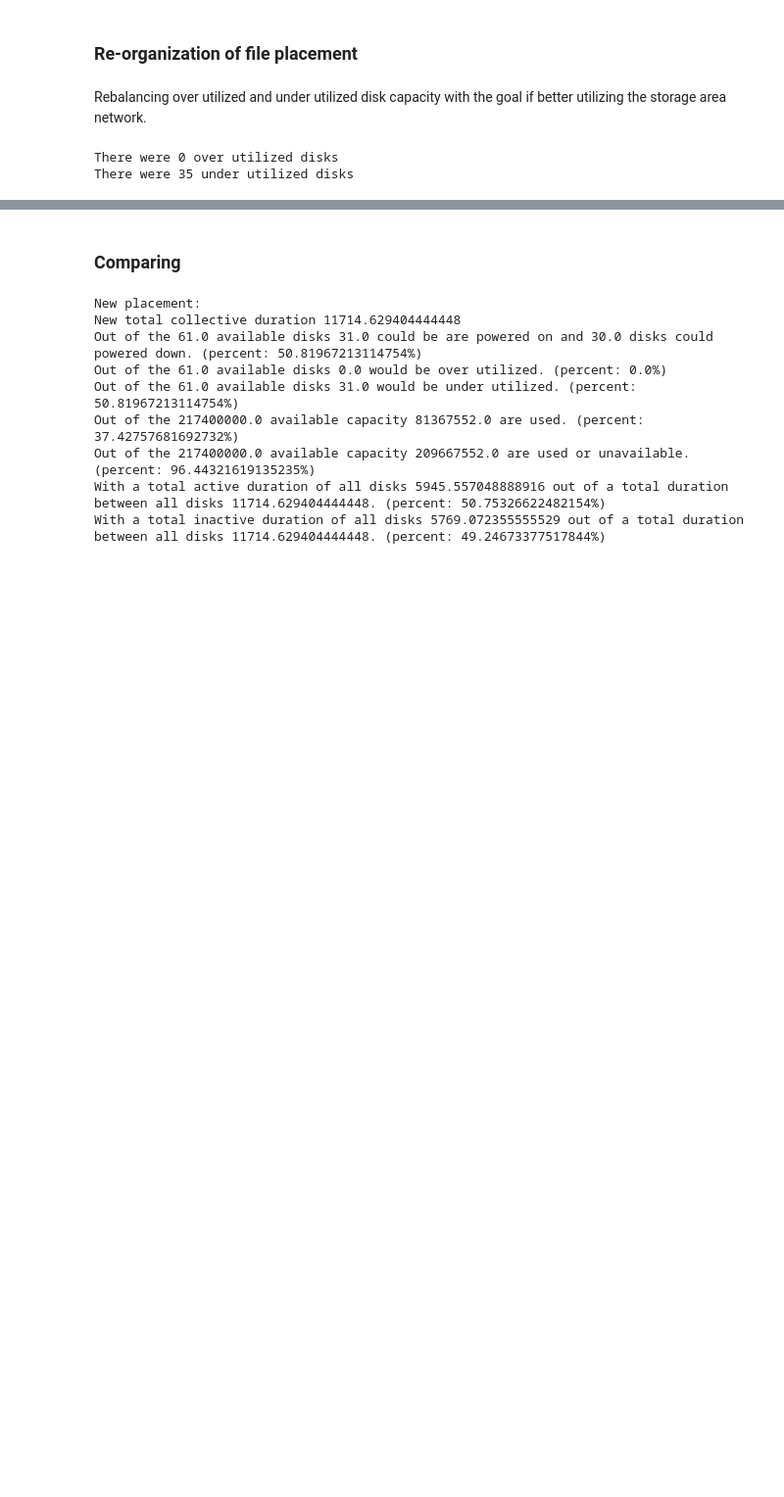
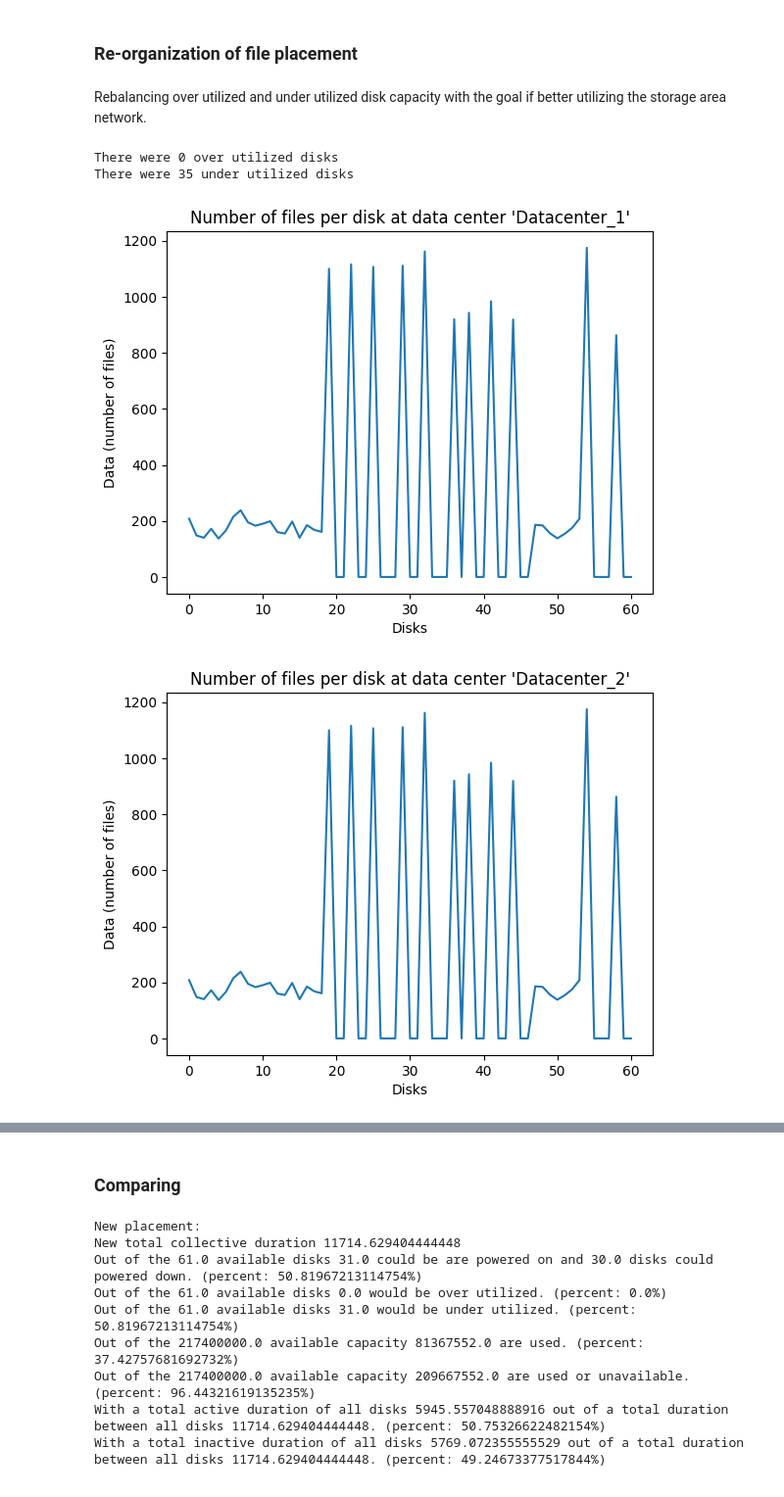
Before and after one commit to KhalidAFarah/cloud-energy-efficiency, a Jupyter notebook: evaluation/storage_placement.ipynb, the cells around one changed output, grey strips where cells are left out. Shown at 98% size. Cells and saved outputs as stored; diff of their text form; code cells hidden in the pictures; blank space fills up the shorter version.

Commit message:
plotting the reorganized placement of files.

```diff
--- a/evaluation/storage_placement.ipynb
+++ b/evaluation/storage_placement.ipynb
@@ -241,7 +241,7 @@ disks = []
 files = []
 for i, sample in dataset.iterrows():
     disks.append({
-        "id": i,
+        "id": sample['storage_id'],
         "datacenter": sample['datacenter_name'],
         "storage_capacity": float(sample['storage_capacity']),
         "capacity_used": float(sample['capacity_used']),
@@ -440,7 +440,6 @@ Rebalancing over utilized and under utilized disk capacity with the goal if bett
 labels = np.unique(dataset['datacenter_name'])
 files_reorganized = []
 disks_reorganized = []
-
 files_to_reallocate = np.array([])
 over_utilized_disks = 0
 under_utilized_disks = 0
@@ -488,7 +487,7 @@ for i in range(len(labels)):
 
 
         disks_reorganized.append({
-            "id": i,
+            "id": sample['storage_id'],
             "datacenter": sample['datacenter_name'],
             "storage_capacity": float(sample['storage_capacity']),
             "capacity_used": float(sample['capacity_used']),
@@ -602,6 +601,7 @@ for disk in disks_reorganized:
     if transaction_time > reorganized_placement_max_time:
         reorganized_placement_max_time += transaction_time
 
+new_file_placement_per_datacenter_per_disk = [[]]*len(labels)
 for disk in disks_reorganized:
     disk_utilization = disk['capacity_used'] / disk['storage_capacity']
     # if disk['is_active'] == False:
@@ -615,30 +615,56 @@ for disk in disks_reorganized:
         num_new_reorganized_over_utilized_disk += 1
         datacenter_reorganized_placement_overutilized[datacenter_index] += 1
 
     datacenter_index = np.where(disk['datacenter'] == labels)[0][0]
+
+    new_file_placement_per_datacenter_per_disk[datacenter_index].insert(disk['id'], len(disk['files']))
+
     datacenter_reorganized_placement_disk_max_power_consumed[datacenter_index] += reorganized_placement_max_time * disk['active_power']
     if disk['is_active'] == False or disk['capacity_used'] == 0 or disk['active_duration'] == 0:
         datacenter_reorganized_placement_disks_powered_off[datacenter_index] += 1
         datacenter_reorganized_placement_used_or_unavailable_capacity[datacenter_index] += disk['storage_capacity']
         datacenter_reorganized_placement_disk_power_idle[datacenter_index] += disk['idle_power']
         datacenter_reorganized_placement_disk_power_consumed_idle[datacenter_index] += disk['idle_power'] * reorganized_placement_max_time
     else:
         datacenter_reorganized_placement_disks_powered_on[datacenter_index] += 1
         datacenter_reorganized_placement_files[datacenter_index] += len(disk['files'])
         datacenter_reorganized_placement_used_capacity[datacenter_index] += disk['capacity_used']
         datacenter_reorganized_placement_used_or_unavailable_capacity[datacenter_index] += disk['capacity_used']
         datacenter_reorganized_placement_disk_power[datacenter_index] += disk['active_power']
         datacenter_reorganized_placement_disk_power_idle[datacenter_index] += disk['active_power']
         datacenter_reorganized_placement_disk_power_consumed[datacenter_index] += disk['active_power'] * transaction_time
         datacenter_reorganized_placement_disk_power_consumed_idle[datacenter_index] += disk['active_power'] * transaction_time + disk['idle_power'] * (reorganized_placement_max_time - transaction_time)
 
 
         disk_active_duration = 0
         for file in disk['files']:
             disk_active_duration += file['transaction_time']
         datacenter_reorganized_placement_used_total_time += reorganized_placement_max_time
         datacenter_reorganized_placement_used_active_duration += disk_active_duration
         datacenter_reorganized_placement_used_idle_duration += (reorganized_placement_max_time - disk_active_duration)
+
+
+new_data_placement_per_disk_reorganized = np.array([])
+for datacenter_index, files_per_datacenter_disk in enumerate(new_file_placement_per_datacenter_per_disk):
+    for num_files in files_per_datacenter_disk:
+        new_data_placement_per_disk_reorganized = np.append(new_data_placement_per_disk_reorganized, num_files)
+    plt.plot(np.arange(len(files_per_datacenter_disk)), files_per_datacenter_disk, label="Files per disk")
+    plt.xlabel("Disks")
+    plt.ylabel("Data (number of files)")
+    plt.title(f"Number of files per disk at data center '{labels[datacenter_index]}'")
+    #plt.legend()
+    plt.savefig(f"../figs/storage/storage_placement/{labels[datacenter_index].lower()}_reorganized_capacity_aware_placement.eps", format="eps")
+    plt.show()
+
+plt.plot(np.arange(len(new_data_placement_per_disk_reorganized)), new_data_placement_per_disk_reorganized, label="Files per disk")
+plt.xlabel("Disks")
+plt.ylabel("Data (number of files)")
+plt.title("Number of files per disks")
+#plt.legend()
+plt.savefig(f"../figs/storage/storage_placement/cloud_provider_reorganized_capacity_aware_placement.eps", format="eps")
+plt.show()
 # %% [output]
 There were 0 over utilized disks
 There were 35 under utilized disks
+[figure, added]
+[figure, added]
```
Also changed, not shown: parts of 1 cell of this notebook, 9 other files.
